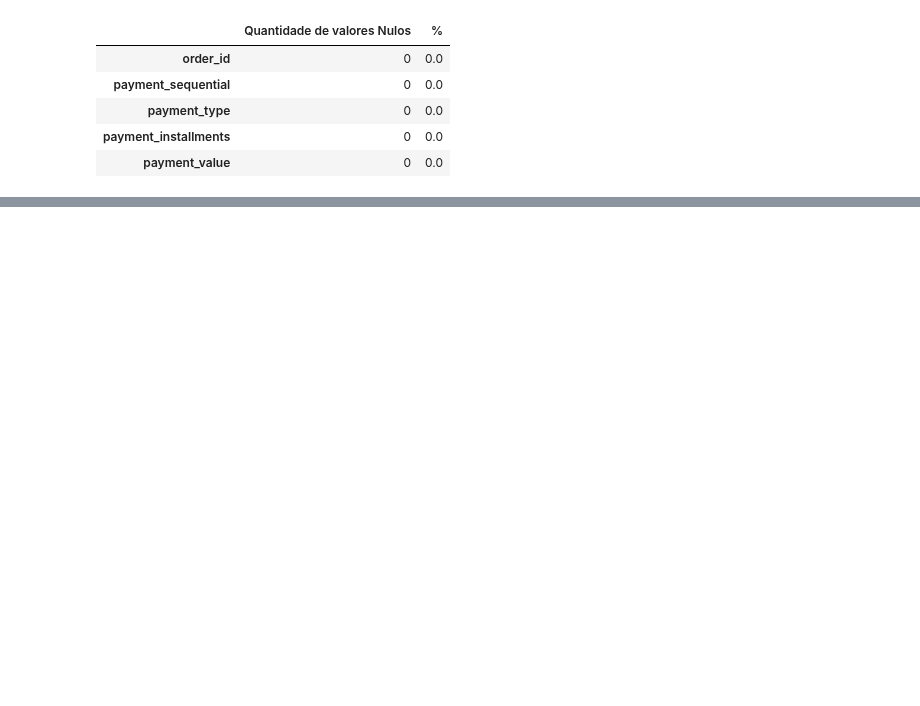
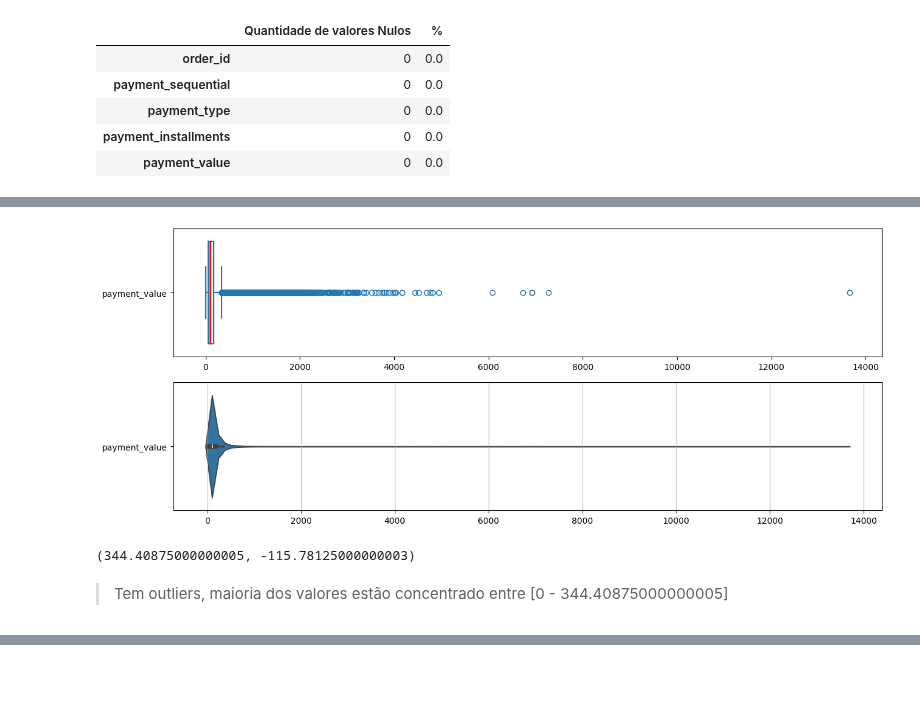
Before and after one commit to kaladabrio2020/Compass.Uol.DataScience, a Jupyter notebook: Sprint 01/ProjetoSprint01/ProjetoSprint01-Desafio.ipynb, the cells around one changed output, grey strips where cells are left out. Cells and saved outputs as stored; diff of their text form; code cells hidden in the pictures; blank space fills up the shorter version.

```diff
--- a/Sprint 01/ProjetoSprint01/ProjetoSprint01-Desafio.ipynb
+++ b/Sprint 01/ProjetoSprint01/ProjetoSprint01-Desafio.ipynb
@@ -282,0 +306,22 @@ Para o conjuto de dados Payments , com 103886 linhas
+# %%
+preços = payments.select(f.col('payment_value')).toPandas()
+
+fig, ax = plt.subplots(nrows=2 ,ncols=1, figsize=(15,6))
+plt.grid(True)
+sea.boxplot(preços, orient='h', ax=ax[0], medianprops={"color": "r", "linewidth": 2},fill=False)
+sea.violinplot(preços, orient='h', ax=ax[1])
+plt.show()
+# %% [output]
+[figure, added]
+# %%
+quartil3 = np.percentile(preços,75)
+quartil1 = np.percentile(preços,25)
+
+#limite superior, limite inferior
+ls = quartil3 + 1.5*(quartil3-quartil1)
+li = quartil1 - 1.5*(quartil3-quartil1)
+ls, li
+# %% [output]
+(344.40875000000005, -115.78125000000003)
+# %% [markdown]
+> Tem outliers, maioria dos valores estão concentrado entre [0 - 344.40875000000005]
```
Also changed, not shown: parts of 16 cells of this notebook.
